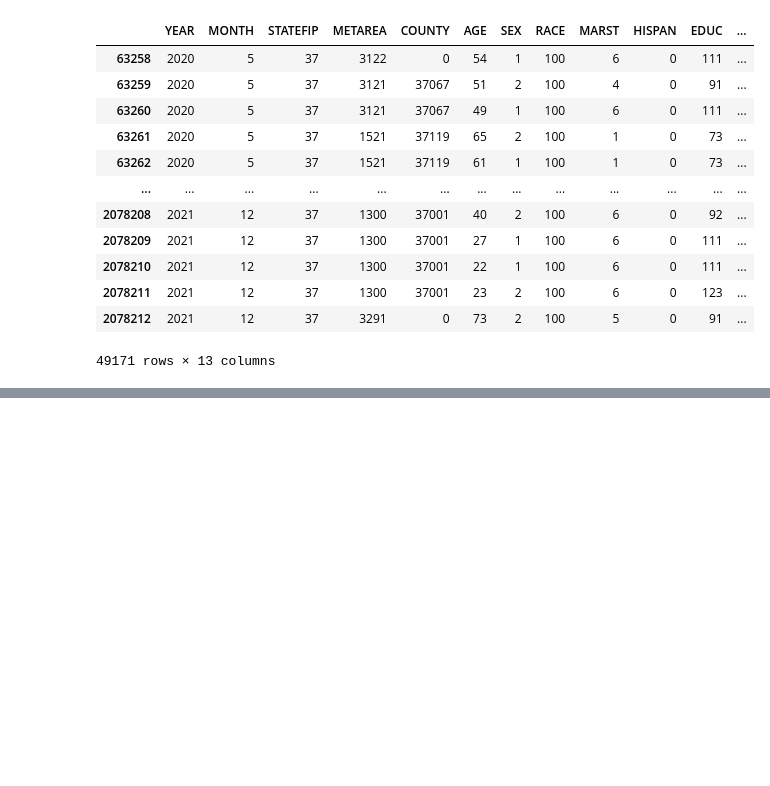
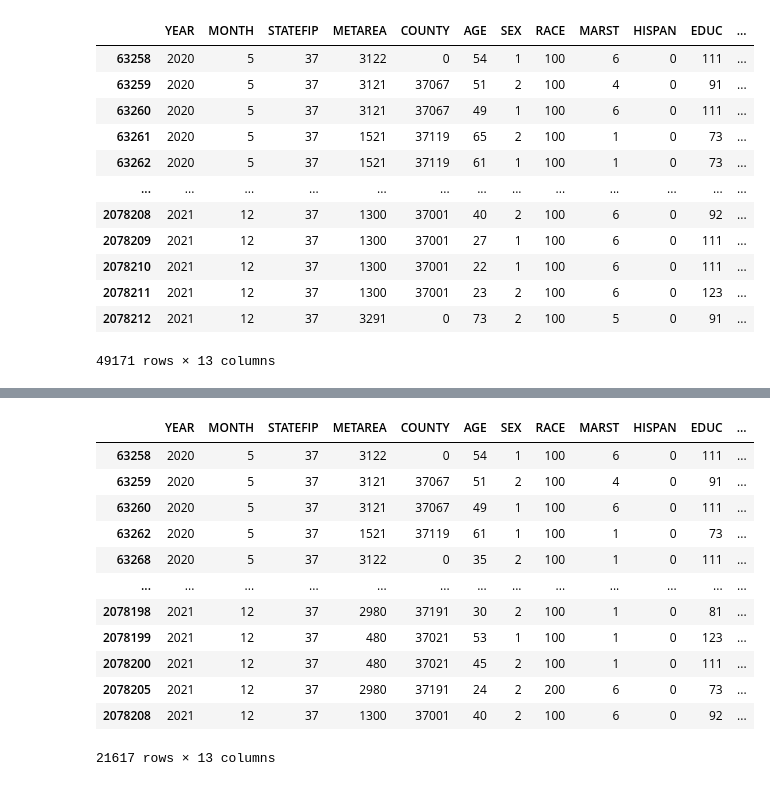
Before and after one commit to timothykeating/Final-Project, a Jupyter notebook: Cleaned_demographic_data.ipynb, the cells around one changed output, grey strips where cells are left out. Saved outputs shown, nothing was run; the diff lists cells and outputs as text; code cells hidden in the pictures; blank space fills up the shorter version.

```diff
--- a/Cleaned_demographic_data.ipynb
+++ b/Cleaned_demographic_data.ipynb
@@ -34,3 +34,6 @@ demographic_data_df_NC
 | 2078211 | 2021 | 12 | 37 | 1300 | 37001 | 23 | 2 | 100 | 6 | 0 | 123 | ... |
 | 2078212 | 2021 | 12 | 37 | 3291 | 0 | 73 | 2 | 100 | 5 | 0 | 91 | ... |
 49171 rows × 13 columns
+# %%
+demographic_data_df_NC = demographic_data_df_NC[demographic_data_df_NC['COVIDUNAW'] != 99]
+demographic_data_df_NC.head(10)
@@ -36,0 +52,17 @@ demographic_data_df_NC
+# %%
+demographic_data_df_NC = demographic_data_df_NC[demographic_data_df_NC['COVIDTELEW'] != 99]
+demographic_data_df_NC
+# %% [output]
+|  | YEAR | MONTH | STATEFIP | METAREA | COUNTY | AGE | SEX | RACE | MARST | HISPAN | EDUC | ... |
+| 63258 | 2020 | 5 | 37 | 3122 | 0 | 54 | 1 | 100 | 6 | 0 | 111 | ... |
+| 63259 | 2020 | 5 | 37 | 3121 | 37067 | 51 | 2 | 100 | 4 | 0 | 91 | ... |
+| 63260 | 2020 | 5 | 37 | 3121 | 37067 | 49 | 1 | 100 | 6 | 0 | 111 | ... |
+| 63262 | 2020 | 5 | 37 | 1521 | 37119 | 61 | 1 | 100 | 1 | 0 | 73 | ... |
+| 63268 | 2020 | 5 | 37 | 3122 | 0 | 35 | 2 | 100 | 1 | 0 | 111 | ... |
+| ... | ... | ... | ... | ... | ... | ... | ... | ... | ... | ... | ... | ... |
+| 2078198 | 2021 | 12 | 37 | 2980 | 37191 | 30 | 2 | 100 | 1 | 0 | 81 | ... |
+| 2078199 | 2021 | 12 | 37 | 480 | 37021 | 53 | 1 | 100 | 1 | 0 | 123 | ... |
+| 2078200 | 2021 | 12 | 37 | 480 | 37021 | 45 | 2 | 100 | 1 | 0 | 111 | ... |
+| 2078205 | 2021 | 12 | 37 | 2980 | 37191 | 24 | 2 | 200 | 6 | 0 | 73 | ... |
+| 2078208 | 2021 | 12 | 37 | 1300 | 37001 | 40 | 2 | 100 | 6 | 0 | 92 | ... |
+21617 rows × 13 columns
```
Also changed, not shown: parts of 6 cells of this notebook, 2 other files.
